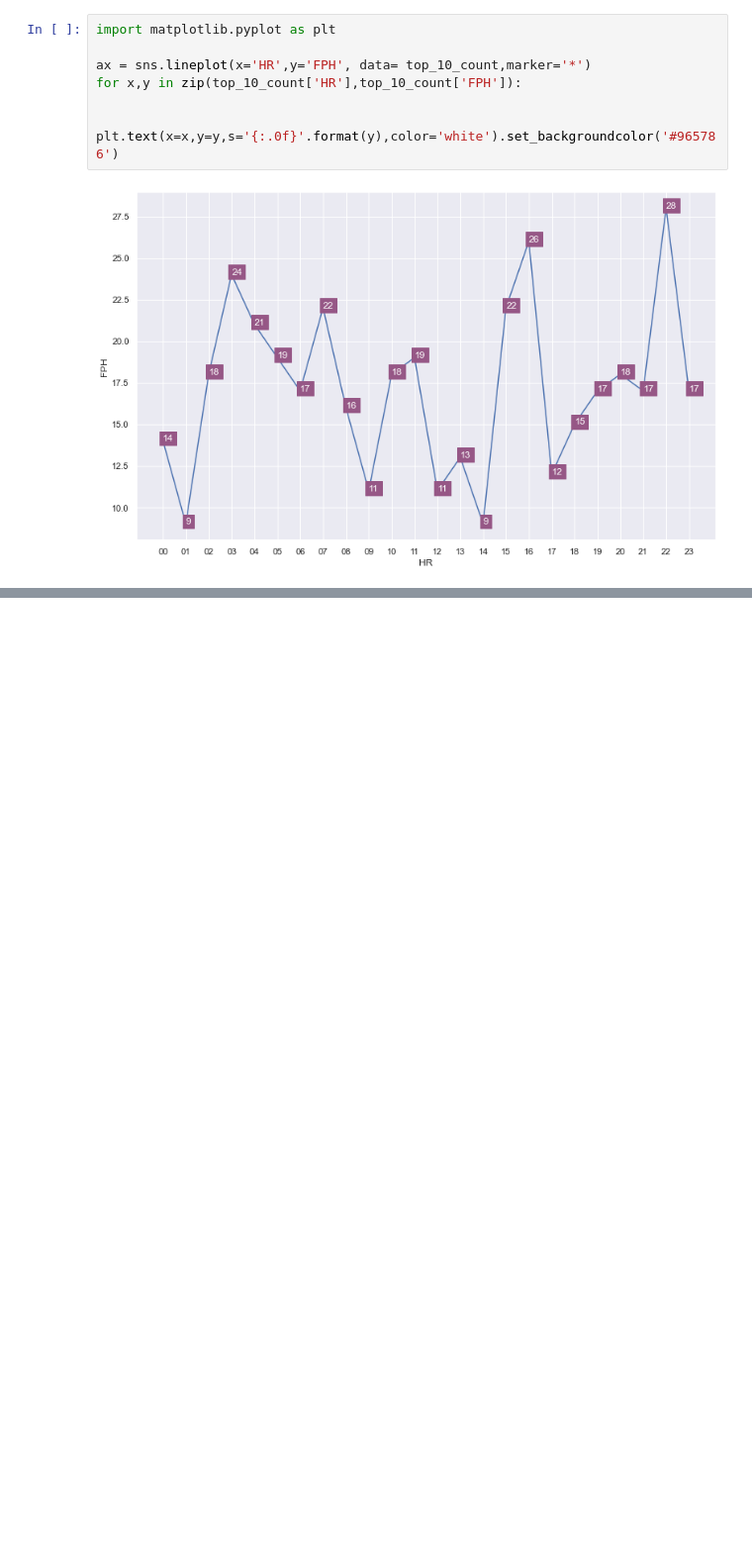
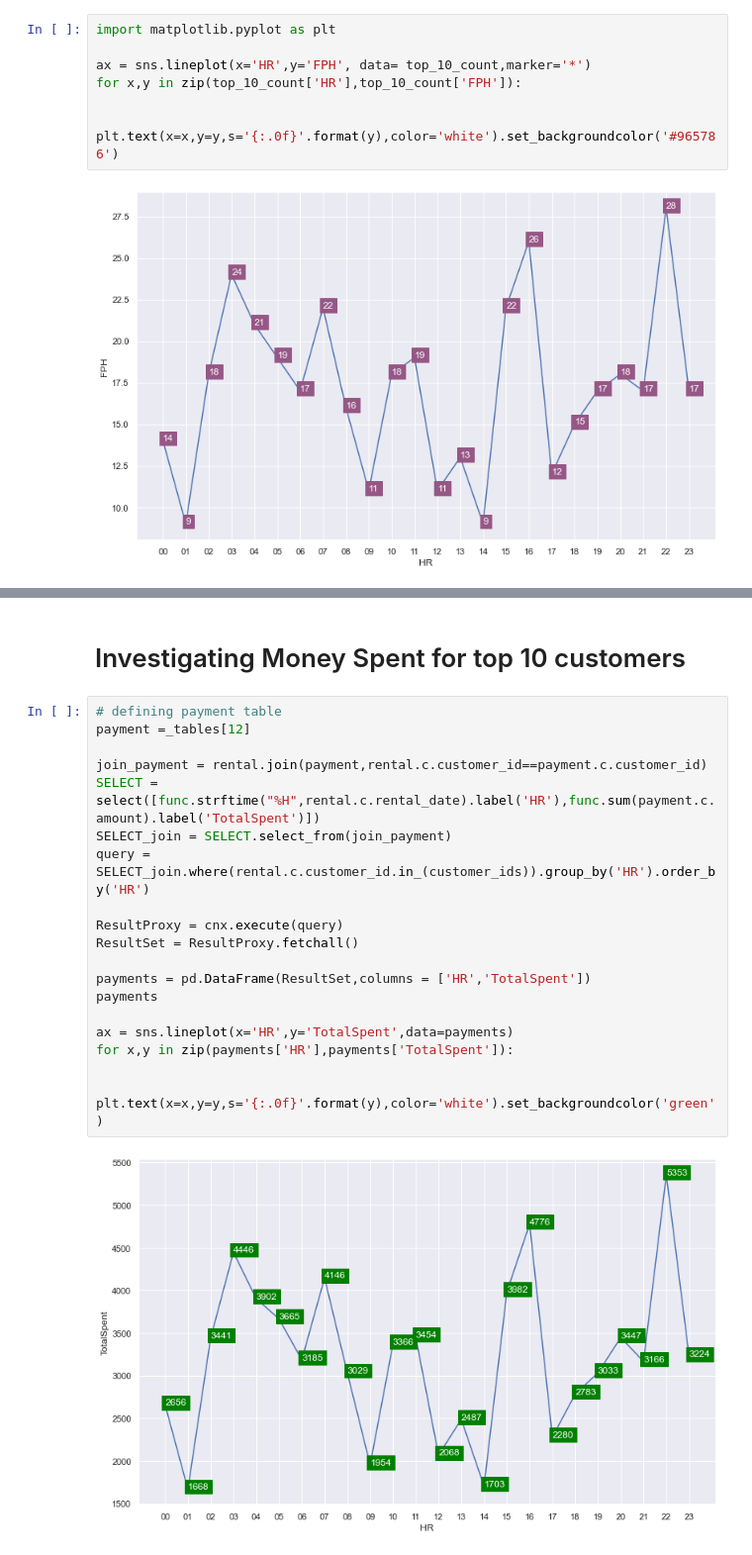
Before and after one commit to Jgardner91/SQLALCHEMY, a Jupyter notebook: CODE/SQL_ALCHEMY_OPERATIONS.ipynb, the cells around one changed output, grey strips where cells are left out. Shown at 99% size. Cells and saved outputs as stored; diff of their text form; blank space fills up the shorter version.

```diff
--- a/CODE/SQL_ALCHEMY_OPERATIONS.ipynb
+++ b/CODE/SQL_ALCHEMY_OPERATIONS.ipynb
@@ -464,0 +406,23 @@ film_descriptions['Description'][2]
+# %% [markdown]
+# Investigating Money Spent for top 10 customers
+# %%
+# defining payment table
+payment =_tables[12]
+
+join_payment = rental.join(payment,rental.c.customer_id==payment.c.customer_id)
+SELECT = select([func.strftime("%H",rental.c.rental_date).label('HR'),func.sum(payment.c.amount).label('TotalSpent')])
+SELECT_join = SELECT.select_from(join_payment)
+query = SELECT_join.where(rental.c.customer_id.in_(customer_ids)).group_by('HR').order_by('HR')
+
+ResultProxy = cnx.execute(query)
+ResultSet = ResultProxy.fetchall()
+
+payments = pd.DataFrame(ResultSet,columns = ['HR','TotalSpent'])
+payments
+
+ax = sns.lineplot(x='HR',y='TotalSpent',data=payments)
+for x,y in zip(payments['HR'],payments['TotalSpent']):
+
+    plt.text(x=x,y=y,s='{:.0f}'.format(y),color='white').set_backgroundcolor('green')
+# %% [output]
+[figure, added]
```
Also changed, not shown: parts of 14 cells of this notebook.
